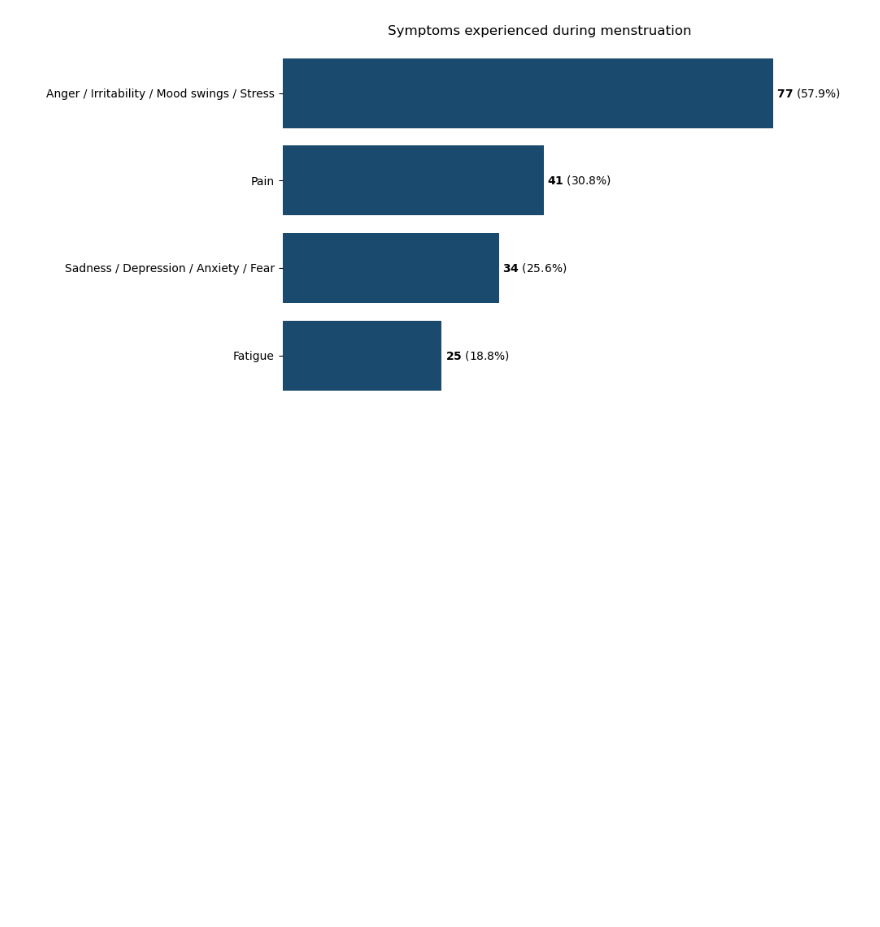
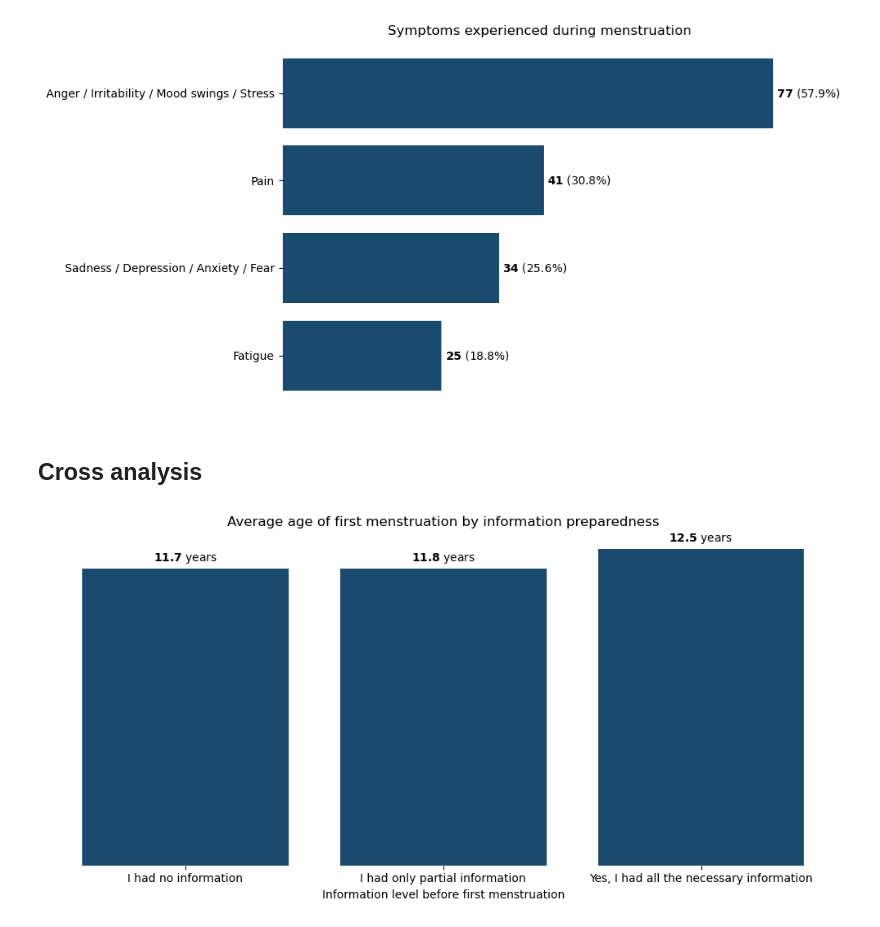
Before and after one commit to hovancas/Bardejov-research, a Jupyter notebook: bardejov_data.ipynb, the cells around one changed output. Cells and saved outputs as stored; diff of their text form; code cells hidden in the pictures; blank space fills up the shorter version.

Commit message:
added some cross analysis

```diff
--- a/bardejov_data.ipynb
+++ b/bardejov_data.ipynb
@@ -485,3 +477,34 @@ plt.tight_layout()
 plt.show()
 # %% [output]
 [figure]
+# %% [markdown]
+## Cross analysis
+# %%
+# Hypothesis: People who started menstruating earlier are more likely to be missing information before their first period
+df_analysis = pre_data[['Mali ste pred prvou menštruáciou dostatok informácií o tom, čo menštruácia znamená a ako sa na ňu pripraviť?', 'Vek prvej menštruácie']].copy()
+df_analysis.columns = ['Information level', 'Age of first period']
+df_analysis['Information level'] = df_analysis['Information level'].map(info_prep_map)
+
+mean_ages = df_analysis.groupby('Information level')['Age of first period'].mean()
+
+# Plot
+fig, ax = plt.subplots(figsize=(10, 5))
+bars = ax.bar(mean_ages.index, mean_ages.values, color='#1a4a6e')
+
+# Add values on bars
+ax.bar_label(bars, padding=3, labels=[f'$\\mathbf{{{v:.1f}}}$ years' for v in mean_ages.values])
+
+# Remove y-axis
+ax.yaxis.set_visible(False)
+
+# Remove graph outline
+for spine in ax.spines.values():
+    spine.set_visible(False)
+
+ax.set_title('Average age of first menstruation by information preparedness')
+ax.set_xlabel('Information level before first menstruation')
+
+plt.tight_layout()
+plt.show()
+# %% [output]
+[figure, added]
```
Also changed, not shown: parts of 4 cells of this notebook.
